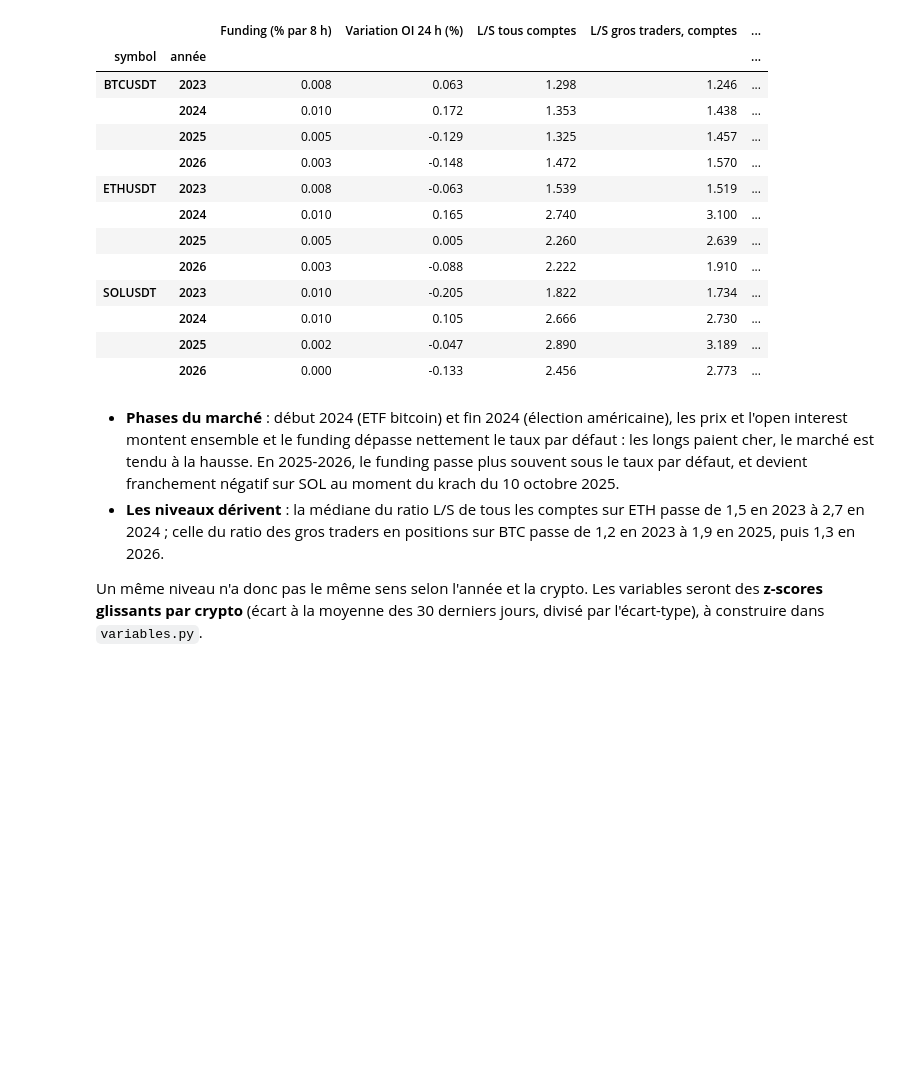
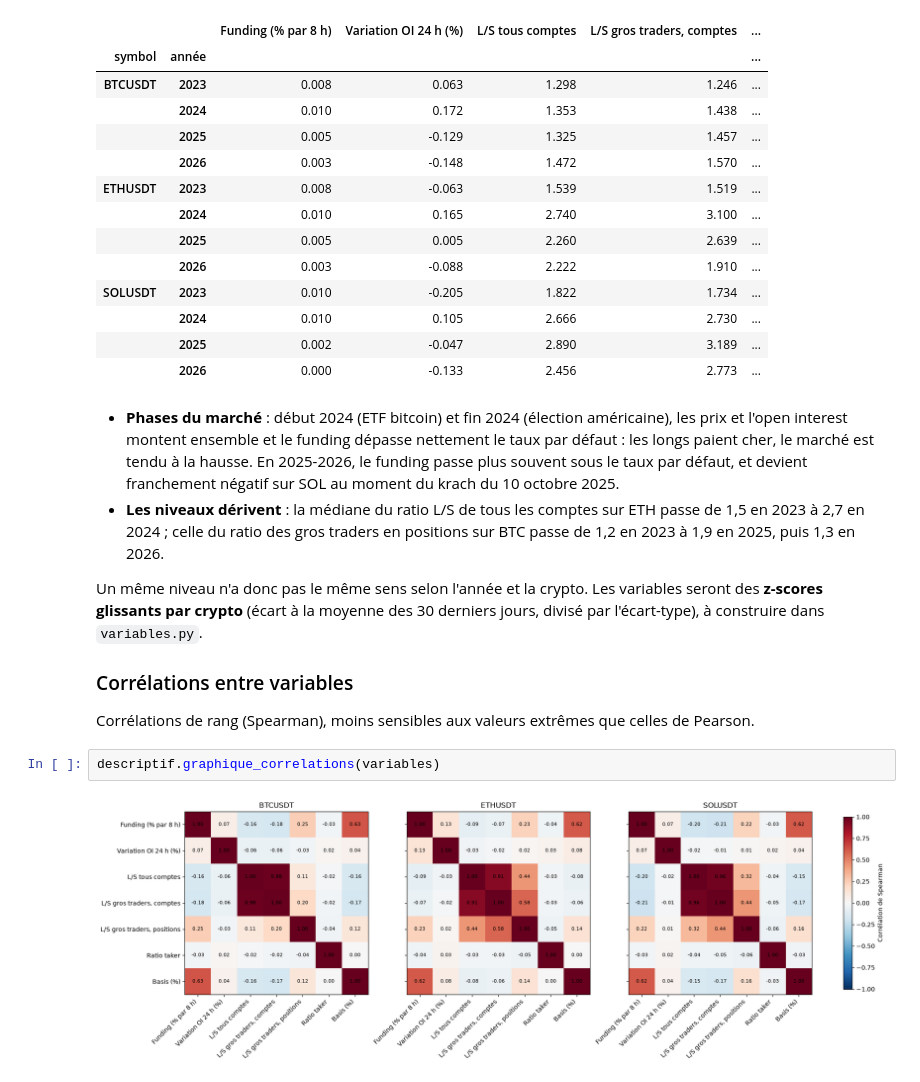
Before and after one commit to Ethanyounes/Ensae-Data-Science, a Jupyter notebook: rapport.ipynb, the cells around one changed output. Drawn from its saved outputs; the diff is of its cells as text; blank space fills up the shorter version.

Commit message:
Étape 2 : corrélations, lien avec le rendement passé et persistance des variables

```diff
--- a/rapport.ipynb
+++ b/rapport.ipynb
@@ -220,3 +220,11 @@ descriptif.medianes_par_an(variables).round(3)
 - **Les niveaux dérivent** : la médiane du ratio L/S de tous les comptes sur ETH passe de 1,5 en 2023 à 2,7 en 2024 ; celle du ratio des gros traders en positions sur BTC passe de 1,2 en 2023 à 1,9 en 2025, puis 1,3 en 2026.
 
 Un même niveau n'a donc pas le même sens selon l'année et la crypto. Les variables seront des **z-scores glissants par crypto** (écart à la moyenne des 30 derniers jours, divisé par l'écart-type), à construire dans `variables.py`.
+
+### Corrélations entre variables
+
+Corrélations de rang (Spearman), moins sensibles aux valeurs extrêmes que celles de Pearson.
+# %%
+descriptif.graphique_correlations(variables)
+# %% [output]
+[figure, added]
```
Also changed, not shown: parts of 5 cells of this notebook, 1 other file.
